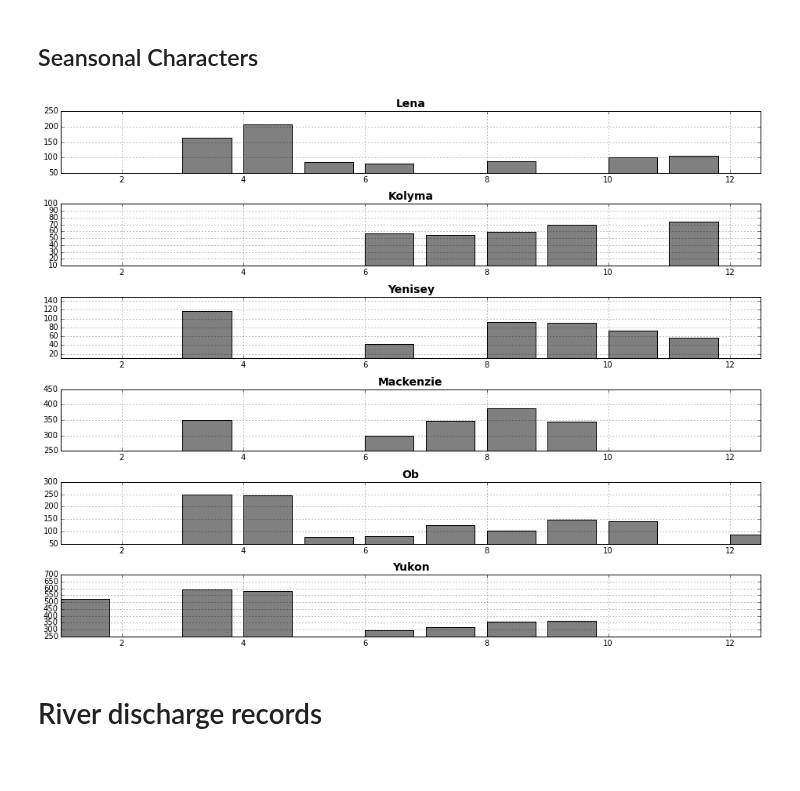
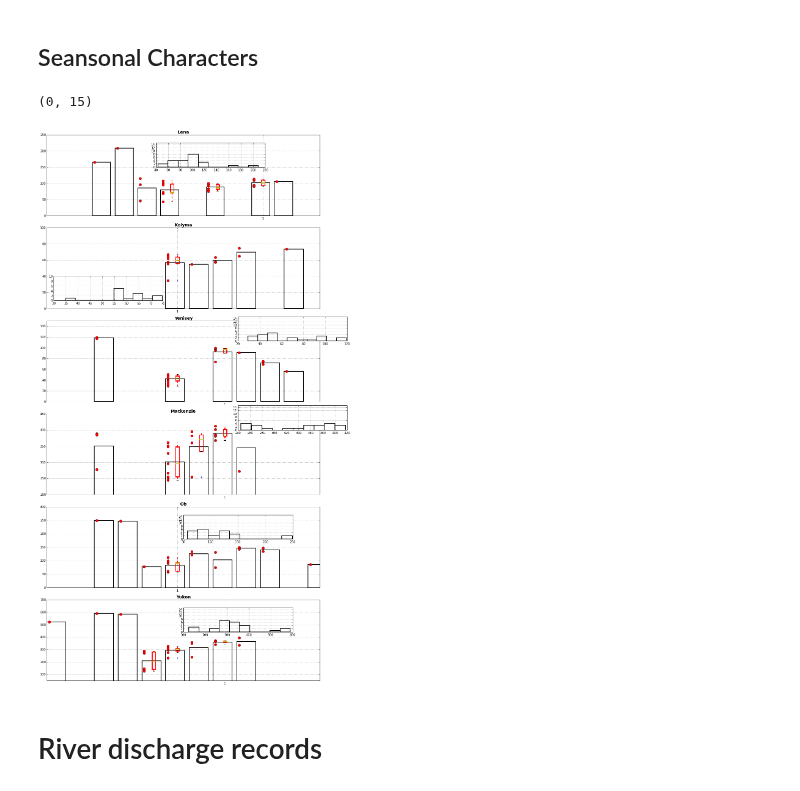
Before and after one commit to UBC-MOAD/analysis-kyle, a Jupyter notebook: notebooks/[River] Fluvial Barium & River Discharge Records.ipynb, the cells around one changed output. Cells and saved outputs as stored; diff of their text form; code cells hidden in the pictures.

```diff
--- a/notebooks/[River] Fluvial Barium & River Discharge Records.ipynb
+++ b/notebooks/[River] Fluvial Barium & River Discharge Records.ipynb
@@ -151,3 +183,18 @@ def seasonal_character(dt, data):
+# %%
+def axis_to_fig(axis):
+    fig = axis.figure
+    def transform(coord):
+        return fig.transFigure.inverted().transform(
+            axis.transAxes.transform(coord))
+    return transform
+
+def add_sub_axes(axis, rect):
+    fig = axis.figure
+    left, bottom, width, height = rect
+    trans = axis_to_fig(axis)
+    figleft, figbottom = trans((left, bottom))
+    figwidth, figheight = trans([width,height]) - trans([0,0])
+    return fig.add_axes([figleft, figbottom, figwidth, figheight])
 # %% [markdown]
 # Fluvial Barium records
 # %% [markdown]
@@ -429,51 +478,82 @@ Yukon_Ba_seasonal, _ = seasonal_character(Yukon_time, Yukon_Ba)
 # %%
-fig=plt.figure(figsize=(16, 12))
-plt.subplots_adjust(hspace = 0.5)
+fig=plt.figure(figsize=(16, 32))
+plt.subplots_adjust(hspace = 0.15)
 
 ax1=plt.subplot2grid((6, 1), (0, 0), colspan=6, rowspan=1)
 ax2=plt.subplot2grid((6, 1), (1, 0), colspan=6, rowspan=1)
 ax3=plt.subplot2grid((6, 1), (2, 0), colspan=6, rowspan=1)
 ax4=plt.subplot2grid((6, 1), (3, 0), colspan=6, rowspan=1)
 ax5=plt.subplot2grid((6, 1), (4, 0), colspan=6, rowspan=1)
 ax6=plt.subplot2grid((6, 1), (5, 0), colspan=6, rowspan=1)
 
-ax1.bar(np.arange(1, 13), Lena_Ba_seasonal, color='gray')
-ax1.set_xlim(1, 12.5)
-ax1.set_ylim(50, 250)
+ax1.bar(np.arange(1, 13), Lena_Ba_seasonal, color='w', linewidth=2)
+plot_mon_bin(Lena_time, Lena_Ba, ax1)
+ax1.set_xlim(1, 13)
+ax1.set_ylim(0, 250)
 ax1.set_title('Lena', fontsize=14, fontweight='bold')
 ax1.grid()
+subaxis=add_sub_axes(ax1, [0.4, 0.6, 0.4, 0.3])
+subaxis.hist(Lena_Ba, color='w', linewidth=2)
+subaxis.grid()
+subaxis.set_ylim(0, 15)
 
-ax2.bar(np.arange(1, 13), Kolyma_Ba_seasonal, color='gray')
+ax2.bar(np.arange(1, 13), Kolyma_Ba_seasonal, color='w', linewidth=2)
+plot_mon_bin(Kolyma_time, Kolyma_Ba, ax2)
 ax2.set_xlim(1, 12.5)
-ax2.set_ylim(10, 100)
+ax2.set_ylim(0, 100)
 ax2.set_title('Kolyma', fontsize=14, fontweight='bold')
 ax2.grid()
+subaxis=add_sub_axes(ax2, [0.025, 0.1, 0.4, 0.3])
+subaxis.hist(Kolyma_Ba, color='w', linewidth=2)
+subaxis.grid()
+subaxis.set_ylim(0, 10)
 
-ax3.bar(np.arange(1, 13), Yenisey_Ba_seasonal, color='gray')
+ax3.bar(np.arange(1, 13), Yenisey_Ba_seasonal, color='w', linewidth=2)
+plot_mon_bin(Yenisey_time, Yenisey_Ba, ax3)
 ax3.set_xlim(1, 12.5)
-ax3.set_ylim(10, 150)
+ax3.set_ylim(0, 150)
 ax3.set_title('Yenisey', fontsize=14, fontweight='bold')
 ax3.grid()
+subaxis=add_sub_axes(ax3, [0.7, 0.75, 0.4, 0.3])
+subaxis.hist(Yenisey_Ba, color='w', linewidth=2)
+subaxis.grid()
+subaxis.set_ylim(0, 15)
 
-ax4.bar(np.arange(1, 13), Mackenzie_Ba_seasonal, color='gray')
+ax4.bar(np.arange(1, 13), Mackenzie_Ba_seasonal, color='w', linewidth=2)
+plot_mon_bin(Mackenzie_time, Mackenzie_Ba, ax4)
 ax4.set_xlim(1, 12.5)
-ax4.set_ylim(250, 450)
+ax4.set_ylim(200, 450)
 ax4.set_title('Mackenzie', fontsize=14, fontweight='bold')
 ax4.grid()
+subaxis=add_sub_axes(ax4, [0.7, 0.8, 0.4, 0.3])
+subaxis.hist(Mackenzie_Ba, color='w', linewidth=2)
+subaxis.grid()
+subaxis.set_ylim(0, 15)
 
-ax5.bar(np.arange(1, 13), Ob_Ba_seasonal, color='gray')
+ax5.bar(np.arange(1, 13), Ob_Ba_seasonal, color='w', linewidth=2)
+plot_mon_bin(Ob_time, Ob_Ba, ax5)
 ax5.set_xlim(1, 12.5)
-ax5.set_ylim(50, 300)
+ax5.set_ylim(0, 300)
 ax5.set_title('Ob', fontsize=14, fontweight='bold')
 ax5.grid()
+subaxis=add_sub_axes(ax5, [0.5, 0.6, 0.4, 0.3])
+subaxis.hist(Ob_Ba, color='w', linewidth=2)
+subaxis.grid()
+subaxis.set_ylim(0, 15)
 
-ax6.bar(np.arange(1, 13), Yukon_Ba_seasonal, color='gray')
+ax6.bar(np.arange(1, 13), Yukon_Ba_seasonal, color='w', linewidth=2)
+plot_mon_bin(Yukon_time, Yukon_Ba, ax6)
 ax6.set_xlim(1, 12.5)
-ax6.set_ylim(250, 700)
+ax6.set_ylim(50, 700)
 ax6.set_title('Yukon', fontsize=14, fontweight='bold')
 ax6.grid()
+subaxis=add_sub_axes(ax6, [0.5, 0.6, 0.4, 0.3])
+subaxis.hist(Yukon_Ba, color='w', linewidth=2)
+subaxis.grid()
+subaxis.set_ylim(0, 15)
 # %% [output]
+(0, 15)
-[figure, old version]
+[figure, new version]
 # %% [markdown]
 # River discharge records
 # %% [markdown]
```
Also changed, not shown: parts of 9 cells of this notebook, 1 other file.
